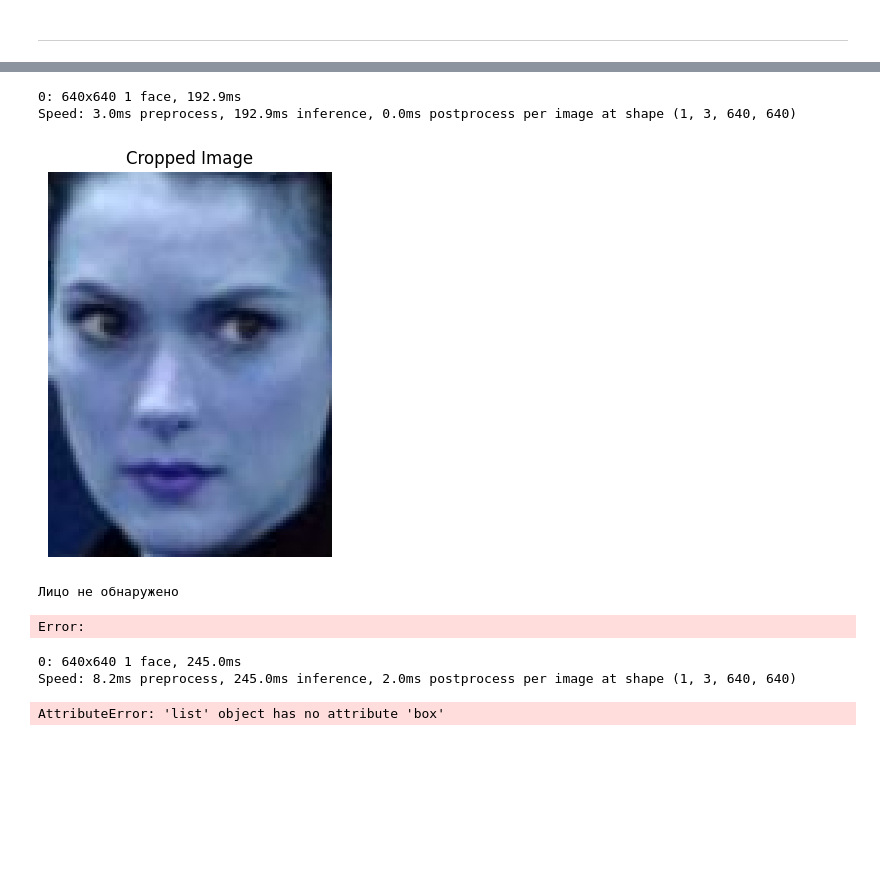
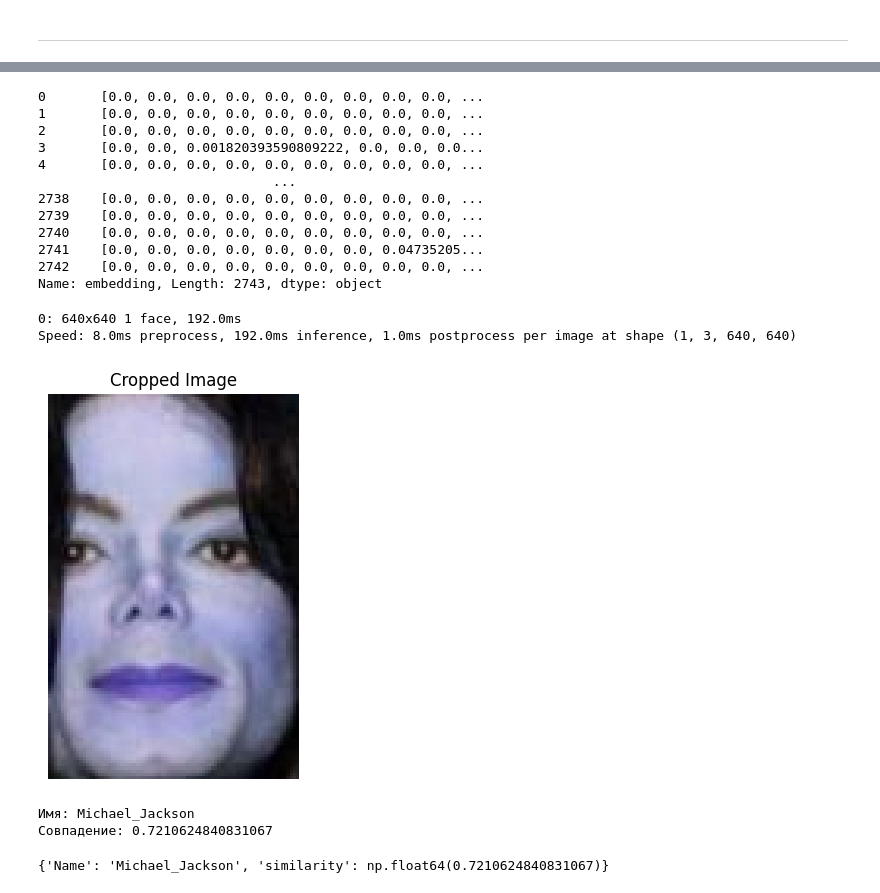
Before and after one commit to sollltit/hw-face-rec-and-id, a Jupyter notebook: Report_M2.ipynb, the cells around one changed output, grey strips where cells are left out. Drawn from its saved outputs; the diff is of its cells as text; code cells hidden in the pictures; blank space fills up the shorter version.

```diff
--- a/Report_M2.ipynb
+++ b/Report_M2.ipynb
@@ -695,0 +733,3 @@ traindf = pd.read_csv('traaaain.csv', sep = ',')
+# %%
+traindf['embedding'] = traindf['embedding'].apply(lambda x: str(x) + ']}')
+traindf
@@ -695,0 +750,6 @@ traindf = pd.read_csv('traaaain.csv', sep = ',')
+# %%
+import ast
+
+# Преобразование строки в объект Python
+traindf['embedding'] = traindf['embedding'].apply(lambda x: ast.literal_eval(x) if isinstance(x, str) else x)
+traindf
@@ -695,0 +785,4 @@ traindf = pd.read_csv('traaaain.csv', sep = ',')
+# %%
+# Извлечение эмбеддингов из сложной структуры
+traindf['embedding'] = traindf['embedding'].apply(lambda x: x['embedding'])
+traindf
@@ -695,0 +803,15 @@ traindf = pd.read_csv('traaaain.csv', sep = ',')
+# %%
+traindf['embedding']
+# %% [output]
+0       [0.0, 0.0, 0.0, 0.0, 0.0, 0.0, 0.0, 0.0, 0.0, ...
+1       [0.0, 0.0, 0.0, 0.0, 0.0, 0.0, 0.0, 0.0, 0.0, ...
+2       [0.0, 0.0, 0.0, 0.0, 0.0, 0.0, 0.0, 0.0, 0.0, ...
+3       [0.0, 0.0, 0.001820393590809222, 0.0, 0.0, 0.0...
+4       [0.0, 0.0, 0.0, 0.0, 0.0, 0.0, 0.0, 0.0, 0.0, ...
+                              ...
+2738    [0.0, 0.0, 0.0, 0.0, 0.0, 0.0, 0.0, 0.0, 0.0, ...
+2739    [0.0, 0.0, 0.0, 0.0, 0.0, 0.0, 0.0, 0.0, 0.0, ...
+2740    [0.0, 0.0, 0.0, 0.0, 0.0, 0.0, 0.0, 0.0, 0.0, ...
+2741    [0.0, 0.0, 0.0, 0.0, 0.0, 0.0, 0.0, 0.04735205...
+2742    [0.0, 0.0, 0.0, 0.0, 0.0, 0.0, 0.0, 0.0, 0.0, ...
+Name: embedding, Length: 2743, dtype: object
@@ -713,10 +837,10 @@ def identity_face(img, model, df):
         plt.axis('off')
         plt.show()
         try:
-            embedding_input = DeepFace.represent(img_path = crop_ph, model_name='VGG-Face')
+            embedding_input = DeepFace.represent(img_path = crop_ph, model_name='VGG-Face')[0]['embedding']
             max_prob = 0
             best_res = None
-            for i, list(embedding_db) in enumerate(df['embedding']):
+            for i, embedding_db in enumerate(df['embedding']):
                 similarity = cosine_similarity([embedding_input], [embedding_db])[0][0]
                 if similarity > max_prob:
                     max_prob = similarity
@@ -735,16 +859,12 @@ def identity_face(img, model, df):
     else:
         print('Ошибка, обнаружено много лиц. Пожалйста, выберите фото с одним лицом.')
         return None
-identity_face(r'id_data\train\Winona_Ryder\Winona_Ryder_0008.jpg', model_v8_s20, traindf)
-# %% [output]
-0: 640x640 1 face, 192.9ms
-Speed: 3.0ms preprocess, 192.9ms inference, 0.0ms postprocess per image at shape (1, 3, 640, 640)
-[figure, removed]
-Лицо не обнаружено
-Error:
 # %%
-identity_face(r'id_data\train\Adrien_Brody\Adrien_Brody_0011.jpg', model_v8_s20, traindf)
+identity_face(r'id_data\valid\Michael_Jackson\Michael_Jackson_0001.jpg', model_v8_s20, traindf)
 # %% [output]
-0: 640x640 1 face, 245.0ms
-Speed: 8.2ms preprocess, 245.0ms inference, 2.0ms postprocess per image at shape (1, 3, 640, 640)
+0: 640x640 1 face, 192.0ms
+Speed: 8.0ms preprocess, 192.0ms inference, 1.0ms postprocess per image at shape (1, 3, 640, 640)
+[figure, added]
-AttributeError: 'list' object has no attribute 'box'
+Имя: Michael_Jackson
+Совпадение: 0.7210624840831067
+{'Name': 'Michael_Jackson', 'similarity': np.float64(0.7210624840831067)}
```
Also changed, not shown: parts of 14 cells of this notebook, 2 other files.
